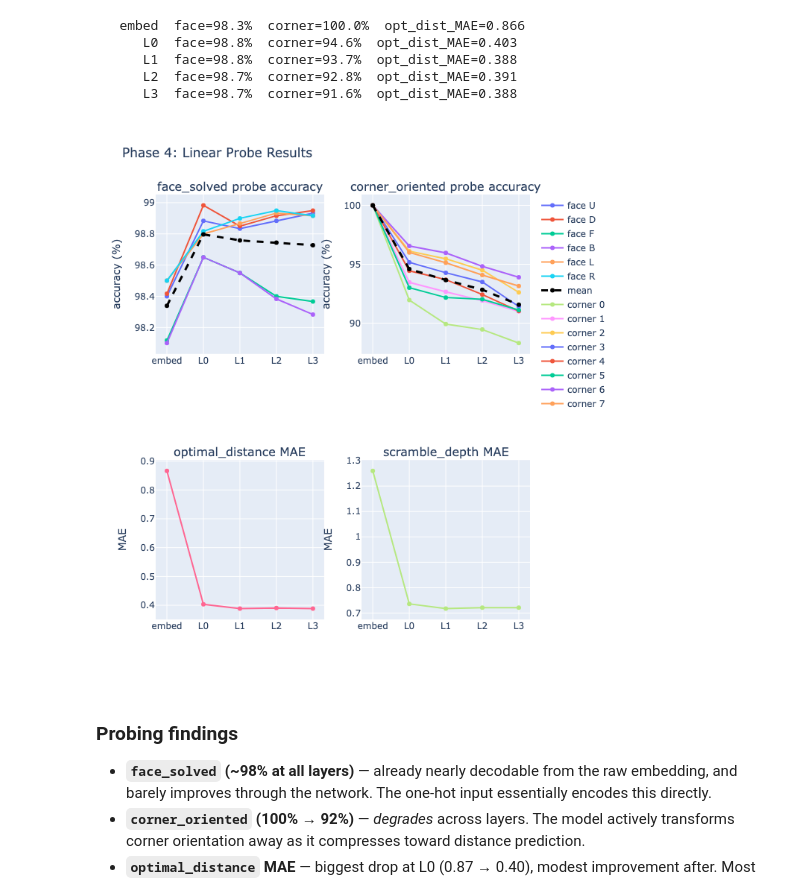
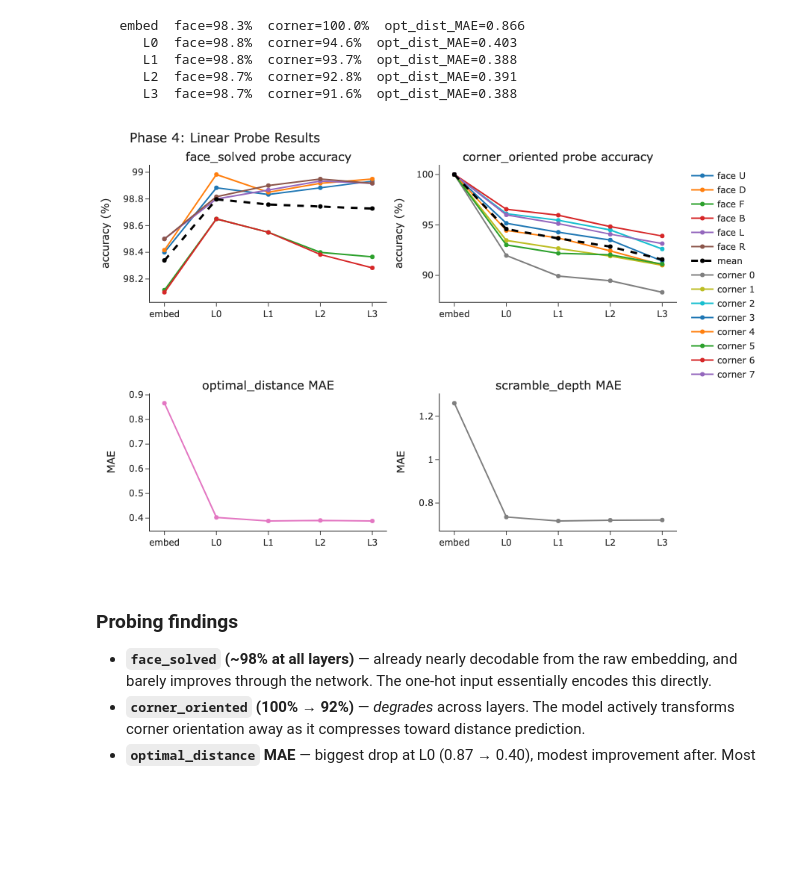
Before and after one commit to cole-mcguire/cube-interpretability, a Jupyter notebook: walkthrough.ipynb, the cells around one changed output. Saved outputs shown, nothing was run; the diff lists cells and outputs as text; code cells hidden in the pictures; blank space fills up the shorter version.

```diff
--- a/walkthrough.ipynb
+++ b/walkthrough.ipynb
@@ -34,8 +34,9 @@ from cube import Cube, MOVE_NAMES, NUM_MOVES, STATE_DIM
 from dataset import load_split
 from model import load_model
 
-# Render Plotly as static PNG so figures display on GitHub
+# Static PNG for GitHub rendering; clean white template
 pio.renderers.default = "png"
+pio.templates.default = "simple_white"
 
 device = torch.device('mps') if torch.backends.mps.is_available() else \
          torch.device('cuda') if torch.cuda.is_available() else \
@@ -246,29 +251,32 @@ for hook in hook_names:
 # %%
 fig = make_subplots(rows=2, cols=2, subplot_titles=[
     'face_solved probe accuracy', 'corner_oriented probe accuracy',
     'optimal_distance MAE', 'scramble_depth MAE',
 ])
 for fi, fn in enumerate(FACE_NAMES):
     fig.add_trace(go.Scatter(x=layer_labels, y=[face_acc[li][fi]*100 for li in range(len(hook_names))],
                              name=f'face {fn}', mode='lines+markers'), row=1, col=1)
 fig.add_trace(go.Scatter(x=layer_labels, y=[np.mean(face_acc[li])*100 for li in range(len(hook_names))],
-                         name='mean', mode='lines+markers', line=dict(dash='dash', width=3, color='black')), row=1, col=1)
+                         name='mean', mode='lines+markers',
+                         line=dict(dash='dash', width=3, color='black')), row=1, col=1)
 for ci in range(8):
     fig.add_trace(go.Scatter(x=layer_labels, y=[corner_acc[li][ci]*100 for li in range(len(hook_names))],
-                             name=f'corner {ci}', mode='lines+markers', showlegend=True), row=1, col=2)
+                             name=f'corner {ci}', mode='lines+markers'), row=1, col=2)
 fig.add_trace(go.Scatter(x=layer_labels, y=[np.mean(corner_acc[li])*100 for li in range(len(hook_names))],
-                         name='mean', mode='lines+markers', line=dict(dash='dash', width=3, color='black'),
+                         name='mean', mode='lines+markers',
+                         line=dict(dash='dash', width=3, color='black'),
                          showlegend=False), row=1, col=2)
 fig.add_trace(go.Scatter(x=layer_labels, y=opt_mae, mode='lines+markers', showlegend=False), row=2, col=1)
 fig.add_trace(go.Scatter(x=layer_labels, y=scr_mae, mode='lines+markers', showlegend=False), row=2, col=2)
 fig.update_yaxes(title_text='accuracy (%)', row=1, col=1)
 fig.update_yaxes(title_text='accuracy (%)', row=1, col=2)
-fig.update_yaxes(title_text='MAE', row=2, col=1)
-fig.update_yaxes(title_text='MAE', row=2, col=2)
-fig.update_layout(title='Phase 4: Linear Probe Results', height=750)
+fig.update_yaxes(title_text='MAE',          row=2, col=1)
+fig.update_yaxes(title_text='MAE',          row=2, col=2)
+fig.update_layout(title='Phase 4: Linear Probe Results', width=900, height=600,
+                  margin=dict(l=60, r=20, t=60, b=50))
 fig.show()
 # %% [output]
-[figure, old version]
+[figure, new version]
 # %% [markdown]
 ### Probing findings
 
```
Also changed, not shown: parts of 8 cells of this notebook.
